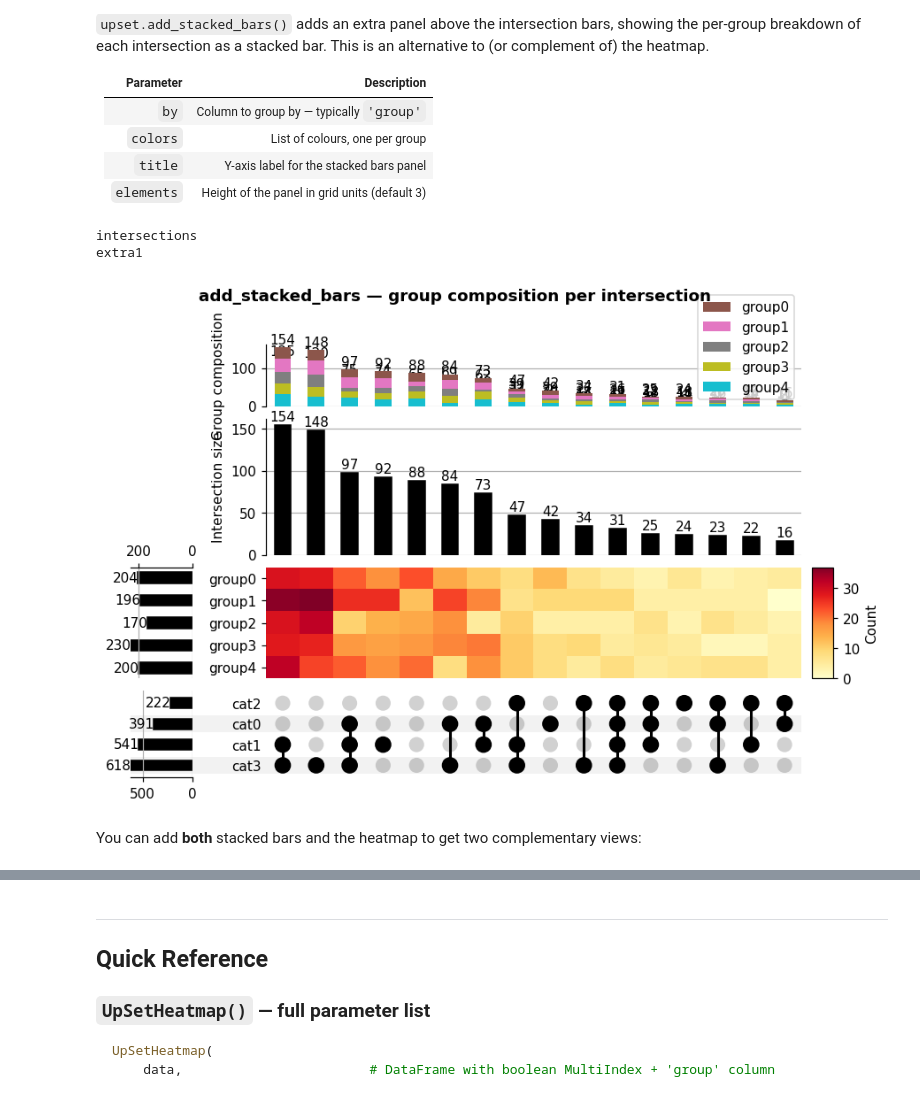
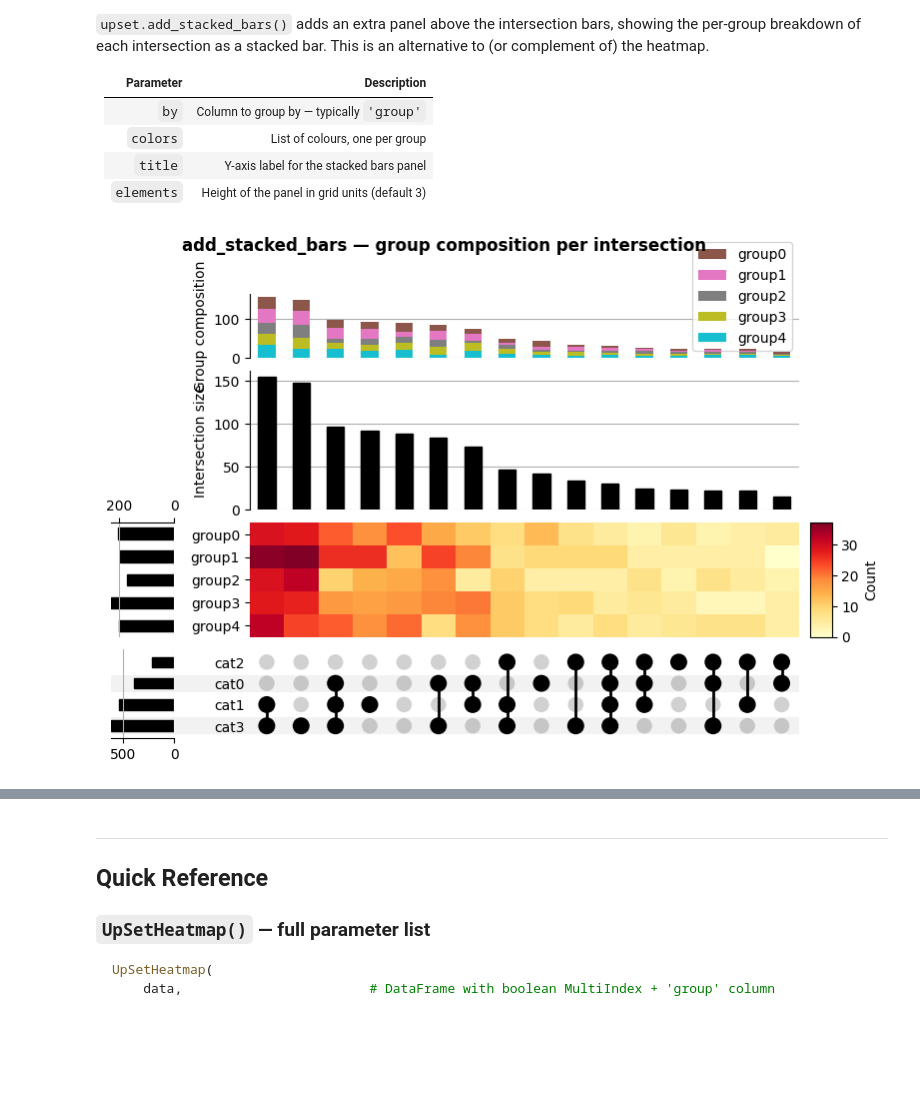
Before and after one commit to andtsouris/UpSetHeatmap, a Jupyter notebook: UpSetHeatmap_Tutorial.ipynb, the cells around one changed output, grey strips where cells are left out. Saved outputs shown, nothing was run; the diff lists cells and outputs as text; code cells hidden in the pictures; blank space fills up the shorter version.

```diff
--- a/UpSetHeatmap_Tutorial.ipynb
+++ b/UpSetHeatmap_Tutorial.ipynb
@@ -483,22 +461,18 @@ intersections
 # %%
 fig = plt.figure(figsize=(13, 8))
 
-upset = UpSetHeatmap(data, subset_size="count", sort_by="cardinality", show_counts=True)
+upset = UpSetHeatmap(data, subset_size="count", sort_by="cardinality")
 
 upset.add_stacked_bars(
     by="group",
     colors=plt.cm.tab10.colors,   # one colour per group
     title="Group composition",
     elements=3,
 )
 
 upset.plot(fig)
 fig.suptitle("add_stacked_bars — group composition per intersection",
              fontsize=12, fontweight="bold")
 plt.show()
 # %% [output]
-intersections
-extra1
-[figure, old version]
+[figure, new version]
-# %% [markdown]
-You can add **both** stacked bars and the heatmap to get two complementary views:
```
Also changed, not shown: parts of 34 cells of this notebook.
